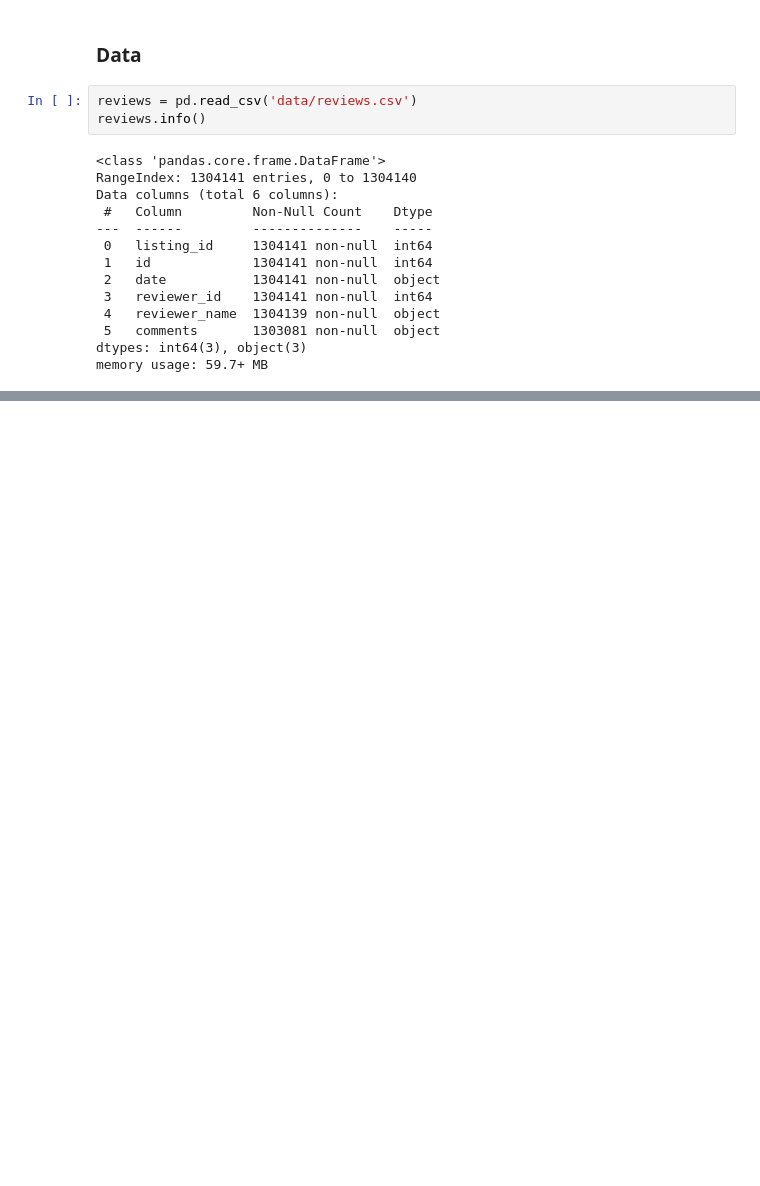
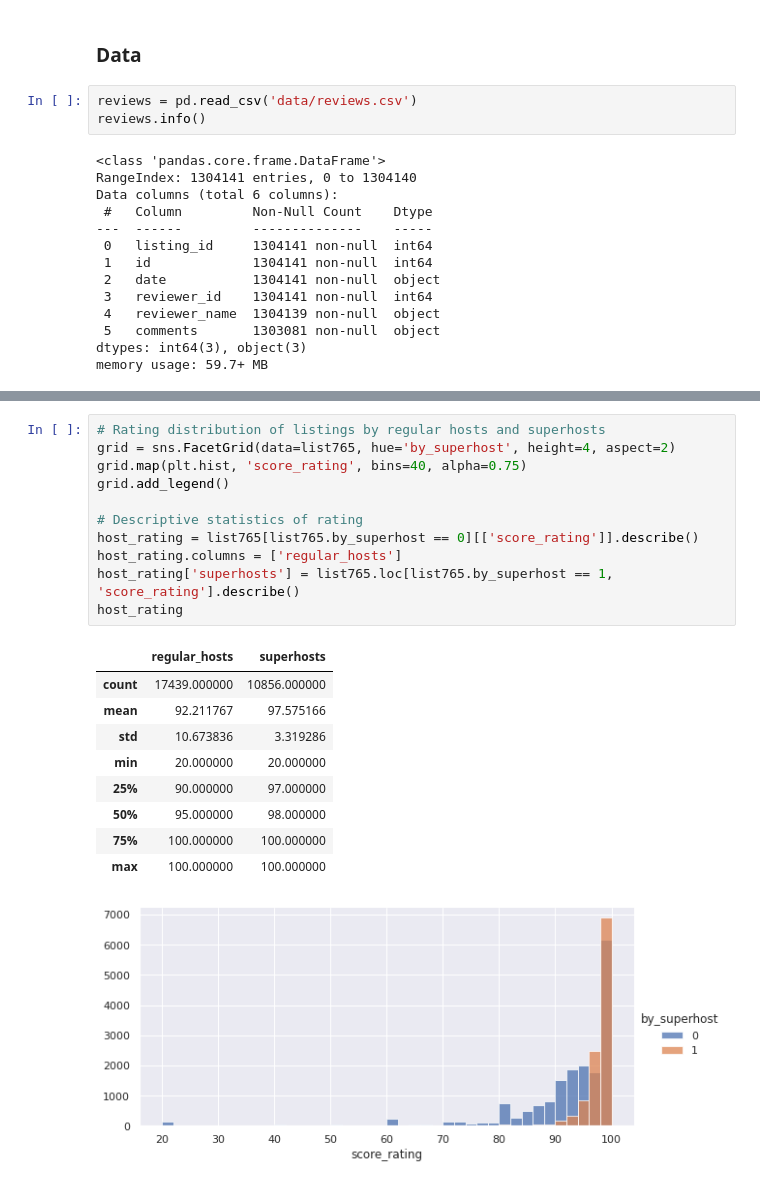
Before and after one commit to tri-bui/airbnb-la-listings, a Jupyter notebook: 2-eda.ipynb, the cells around one changed output, grey strips where cells are left out. Drawn from its saved outputs; the diff is of its cells as text; blank space fills up the shorter version.

```diff
--- a/2-eda.ipynb
+++ b/2-eda.ipynb
@@ -53,0 +122,22 @@ listings.info()
+# %%
+# Rating distribution of listings by regular hosts and superhosts
+grid = sns.FacetGrid(data=list765, hue='by_superhost', height=4, aspect=2)
+grid.map(plt.hist, 'score_rating', bins=40, alpha=0.75)
+grid.add_legend()
+
+# Descriptive statistics of rating
+host_rating = list765[list765.by_superhost == 0][['score_rating']].describe()
+host_rating.columns = ['regular_hosts']
+host_rating['superhosts'] = list765.loc[list765.by_superhost == 1, 'score_rating'].describe()
+host_rating
+# %% [output]
+|  | regular_hosts | superhosts |
+| count | 17439.000000 | 10856.000000 |
+| mean | 92.211767 | 97.575166 |
+| std | 10.673836 | 3.319286 |
+| min | 20.000000 | 20.000000 |
+| 25% | 90.000000 | 97.000000 |
+| 50% | 95.000000 | 98.000000 |
+| 75% | 100.000000 | 100.000000 |
+| max | 100.000000 | 100.000000 |
+[figure, added]
```
Also changed, not shown: parts of 13 cells of this notebook, 1 other file.
